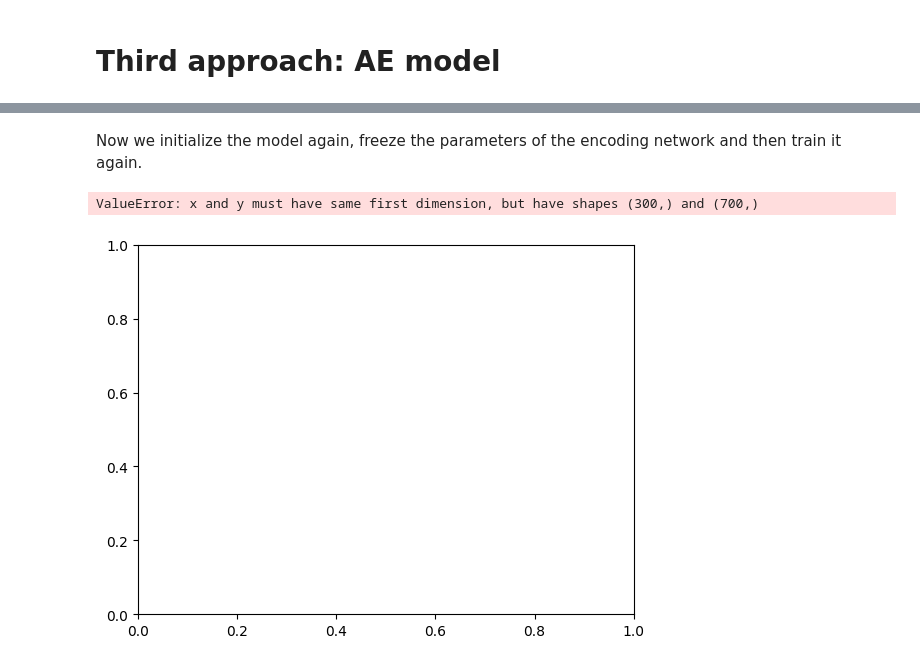
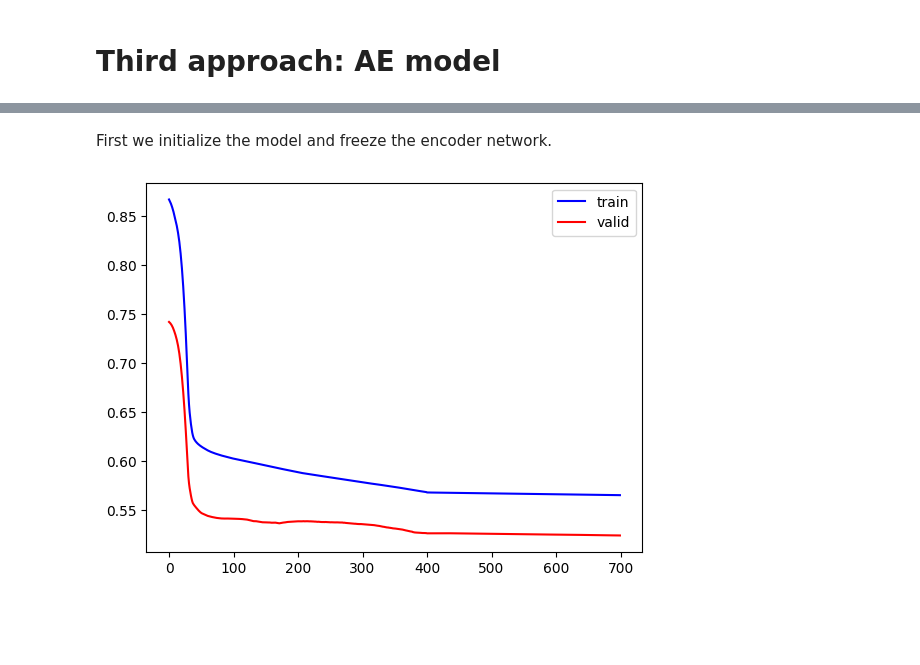
Before and after one commit to richardschattner/projects, a Jupyter notebook: 3_methods_compared.ipynb, the cells around one changed output, grey strips where cells are left out. Cells and saved outputs as stored; diff of their text form; code cells hidden in the pictures; blank space fills up the shorter version.

```diff
--- a/3_methods_compared.ipynb
+++ b/3_methods_compared.ipynb
@@ -79,7 +77,7 @@ def train_step(model, optimizer, dataloader, loss_fn):
     for x,y in dataloader:
         optimizer.zero_grad()
         y_pred = model(x)
-        loss = loss_fn(y_pred.squeeze(), y)
+        loss = loss_fn(y_pred, y.unsqueeze(1))
         loss.backward()
         optimizer.step()
         losses.append(loss.detach())
@@ -92,7 +90,7 @@ def evaluate(model, dataloader, loss_fn):
         losses = []
         for x,y in dataloader:
             y_pred = model(x)
-            loss = loss_fn(y_pred.squeeze(), y)
+            loss = loss_fn(y_pred, y.unsqueeze(1))
             losses.append(loss.detach())
 
     return sum(losses)/len(losses)
@@ -204,16 +203,18 @@ class AE(nn.Module):
     def __init__(self):
         super().__init__()
         self.encode = nn.Sequential(nn.Linear(11, 15),
-                                     nn.ReLU(),
+                                     nn.Tanh(),
+                                     nn.LayerNorm(normalized_shape= 15),
                                      nn.Linear(15, 10),
-                                     nn.ReLU(),
+                                     nn.Tanh(),
                                      nn.Linear(10, 7),
-                                     nn.ReLU()
+                                     nn.Tanh()
                                     )
         self.decode = nn.Sequential(nn.Linear(7, 10),
-                                     nn.ReLU(),
+                                     nn.Tanh(),
+                                     nn.LayerNorm(normalized_shape= 10),
                                      nn.Linear(10, 15),
-                                     nn.ReLU(),
+                                     nn.Tanh(),
                                      nn.Linear(15, 11),
                                      nn.Tanh()
                                     )
@@ -310,22 +293,21 @@ ValueError: x and y must have same first dimension, but have shapes (300,) and (
 # %% [markdown]
-Now we initialize the model again, freeze the parameters of the encoding network and then train it again.
+First we initialize the model and freeze the encoder network.
 # %%
 model_ae_frozen = Model_AE()
 
 #freeze encoder network:
 for param in model_ae_frozen.ae.parameters():
     param.requires_grad = False
 
-optimizer = torch.optim.Adam(model_ae.parameters(), lr = 1e-4)
-m3_train, m3_val = train(model_ae, 400, train_loader, val_loader, loss_fn)
+optimizer = torch.optim.Adam(model_ae_frozen.parameters(), lr = 1e-4)
+m3_train, m3_val = train(model_ae_frozen, optimizer, 400, train_loader, val_loader, loss_fn)
 
 #lr decay
-optimizer = torch.optim.Adam(model_ae.parameters(), lr = 1e-5)
-m3_train2, m3_val2 = train(model_ae, 300, train_loader, val_loader, loss_fn)
+optimizer = torch.optim.Adam(model_ae_frozen.parameters(), lr = 1e-5)
+m3_train2, m3_val2 = train(model_ae_frozen, optimizer, 300, train_loader, val_loader, loss_fn)
 
 plt.plot(range(700), m3_train + m3_train2, 'blue' , label = 'train')
 plt.plot(range(700), m3_val + m3_val2, 'red' , label = 'valid')
 plt.legend();
 # %% [output]
-ValueError: x and y must have same first dimension, but have shapes (300,) and (700,)
-[figure, old version]
+[figure, new version]
```
Also changed, not shown: parts of 12 cells of this notebook.
